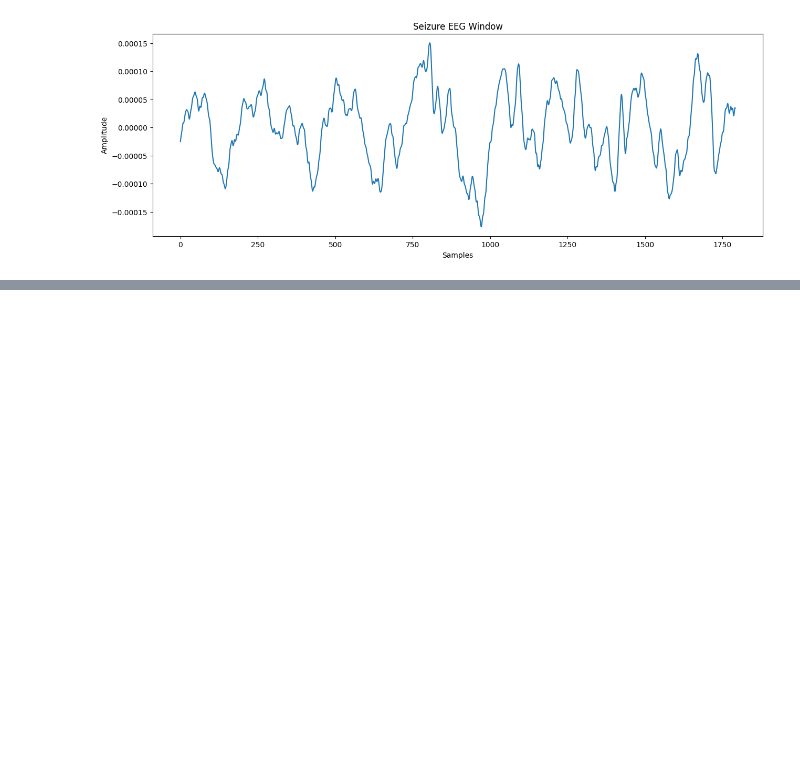
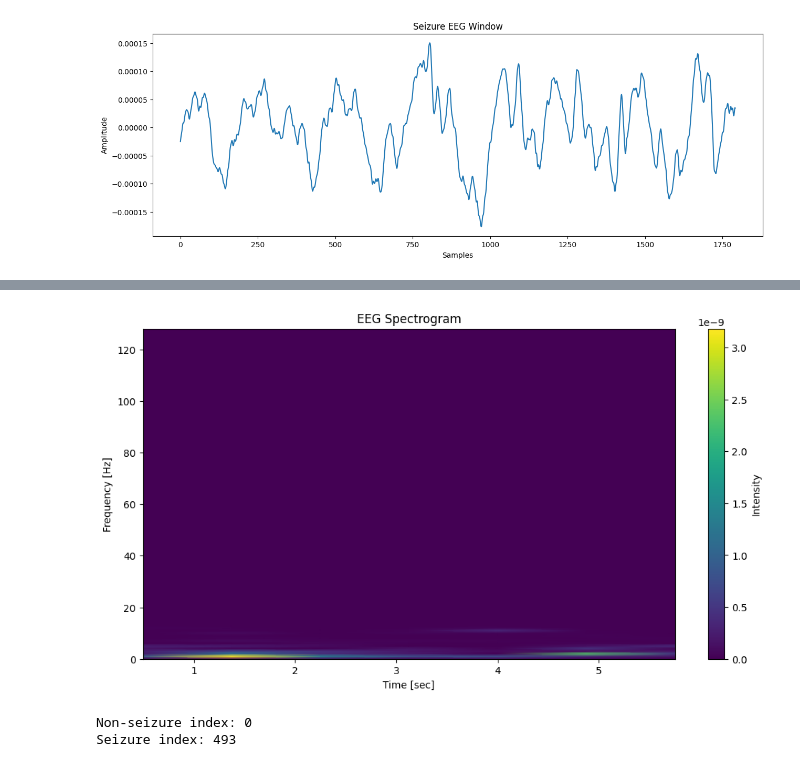
Before and after one commit to pinkprincess536/neurotriage, a Jupyter notebook: eeg.ipynb, the cells around one changed output, grey strips where cells are left out. Cells and saved outputs as stored; diff of their text form; code cells hidden in the pictures; blank space fills up the shorter version.

```diff
--- a/eeg.ipynb
+++ b/eeg.ipynb
@@ -587,0 +629,46 @@ plt.show()
+# %%
+from scipy.signal import spectrogram
+import matplotlib.pyplot as plt
+
+# Take one filtered EEG signal
+signal = filtered_signal
+
+# Generate spectrogram
+frequencies, times, Sxx = spectrogram(
+    signal,
+    fs=256
+)
+
+# Plot spectrogram
+plt.figure(figsize=(12,6))
+
+plt.pcolormesh(
+    times,
+    frequencies,
+    Sxx,
+    shading='gouraud'
+)
+
+plt.ylabel("Frequency [Hz]")
+plt.xlabel("Time [sec]")
+plt.title("EEG Spectrogram")
+
+plt.colorbar(label="Intensity")
+
+plt.show()
+# %% [output]
+[figure, added]
+# %%
+import numpy as np
+
+# First non-seizure window
+non_seizure_idx = np.where(y == 0)[0][0]
+
+# First seizure window
+seizure_idx = np.where(y == 1)[0][0]
+
+print("Non-seizure index:", non_seizure_idx)
+print("Seizure index:", seizure_idx)
+# %% [output]
+Non-seizure index: 0
+Seizure index: 493
```
Also changed, not shown: parts of 24 cells of this notebook.
